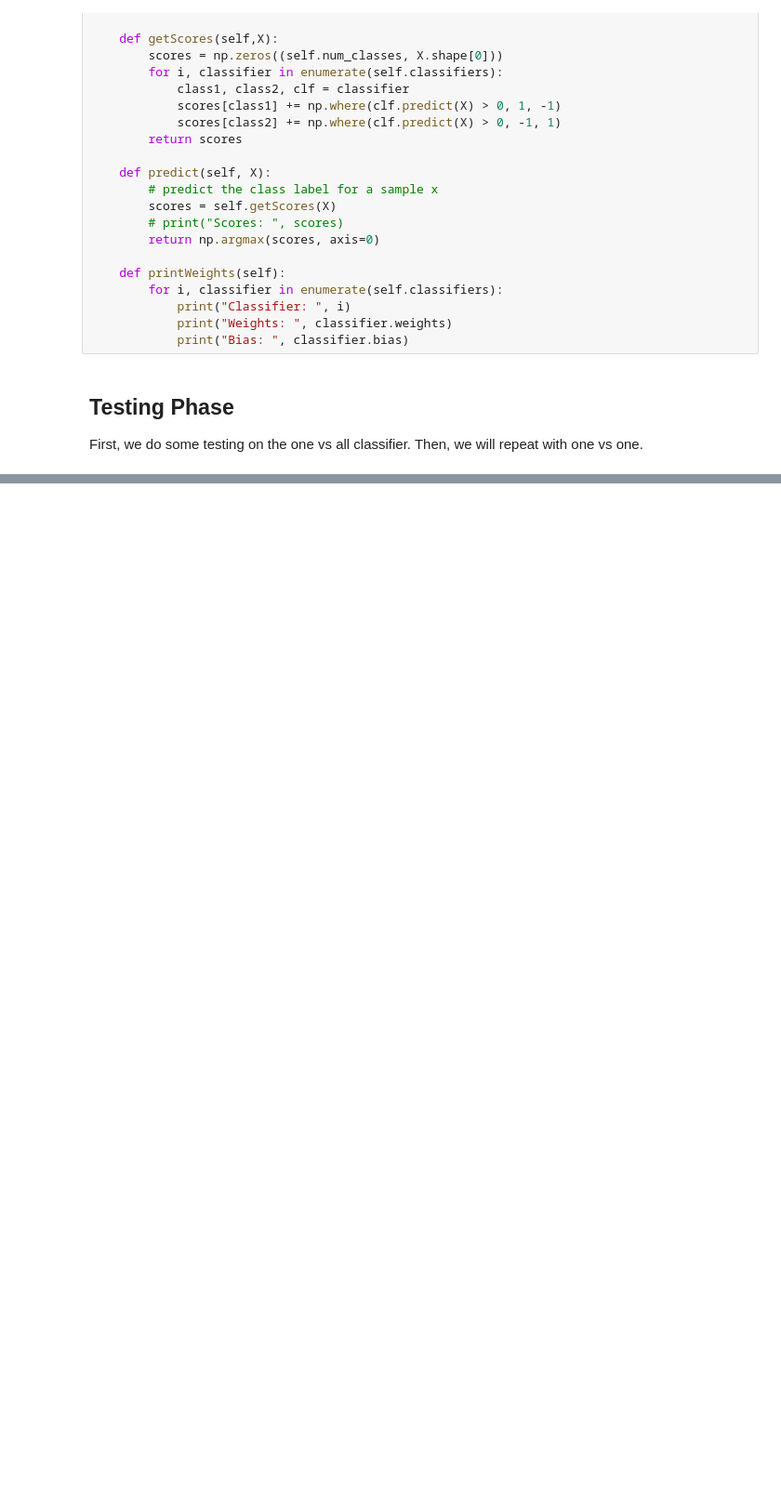
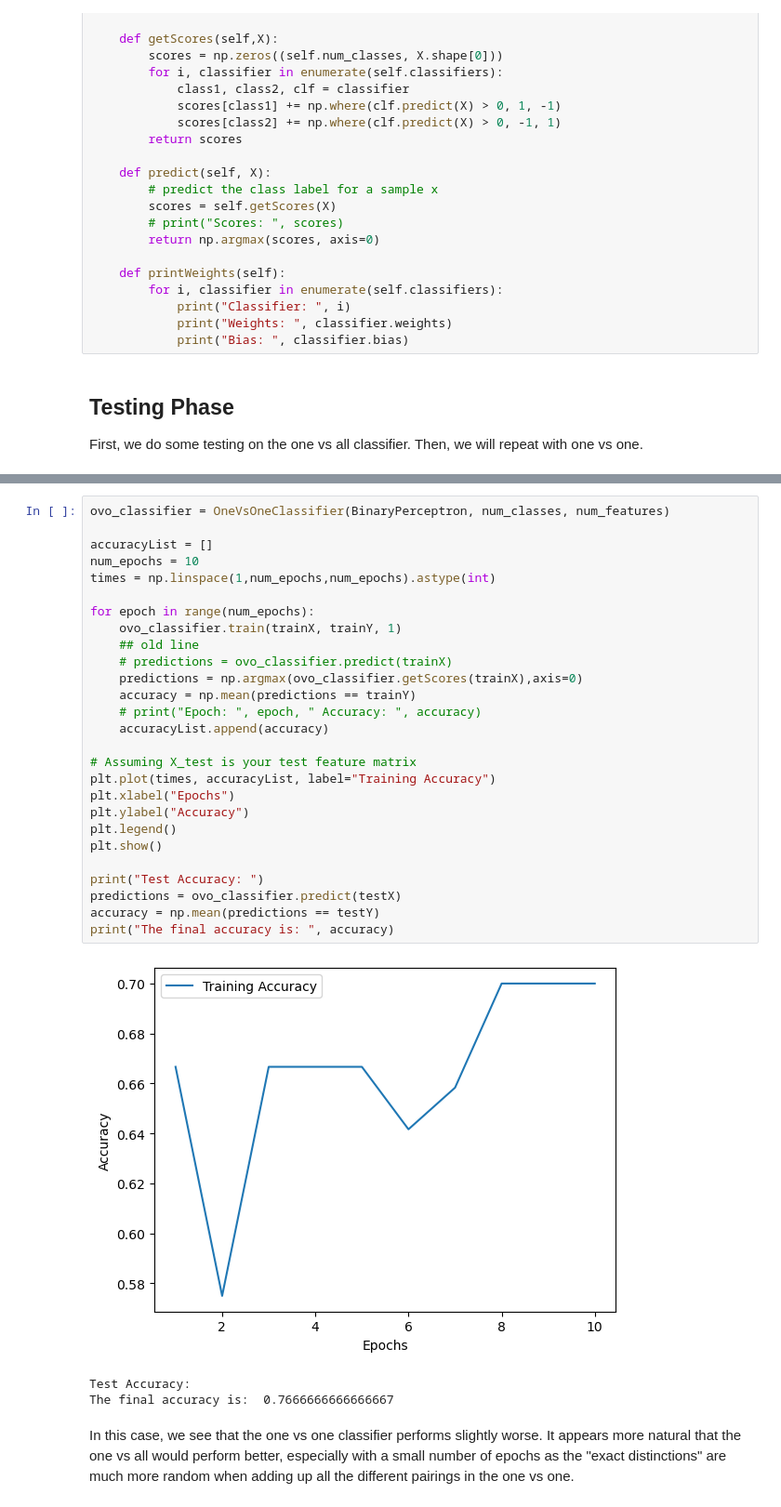
Before and after one commit to sa35577/MLP-Iris, a Jupyter notebook: source.ipynb, the cells around one changed output, grey strips where cells are left out. Shown: that part at 93% size. Saved outputs shown, nothing was run; the diff lists cells and outputs as text; blank space fills up the shorter version.

```diff
--- a/source.ipynb
+++ b/source.ipynb
@@ -160,0 +201,33 @@ First, we do some testing on the one vs all classifier. Then, we will repeat wit
+# %%
+ovo_classifier = OneVsOneClassifier(BinaryPerceptron, num_classes, num_features)
+
+accuracyList = []
+num_epochs = 10
+times = np.linspace(1,num_epochs,num_epochs).astype(int)
+
+for epoch in range(num_epochs):
+    ovo_classifier.train(trainX, trainY, 1)
+    ## old line
+    # predictions = ovo_classifier.predict(trainX)
+    predictions = np.argmax(ovo_classifier.getScores(trainX),axis=0)
+    accuracy = np.mean(predictions == trainY)
+    # print("Epoch: ", epoch, " Accuracy: ", accuracy)
+    accuracyList.append(accuracy)
+
+# Assuming X_test is your test feature matrix
+plt.plot(times, accuracyList, label="Training Accuracy")
+plt.xlabel("Epochs")
+plt.ylabel("Accuracy")
+plt.legend()
+plt.show()
+
+print("Test Accuracy: ")
+predictions = ovo_classifier.predict(testX)
+accuracy = np.mean(predictions == testY)
+print("The final accuracy is: ", accuracy)
+# %% [output]
+[figure, added]
+Test Accuracy:
+The final accuracy is:  0.7666666666666667
+# %% [markdown]
+In this case, we see that the one vs one classifier performs slightly worse. It appears more natural that the one vs all would perform better, especially with a small number of epochs as the "exact distinctions" are much more random when adding up all the different pairings in the one vs one.
```
Also changed, not shown: parts of 3 cells of this notebook.
